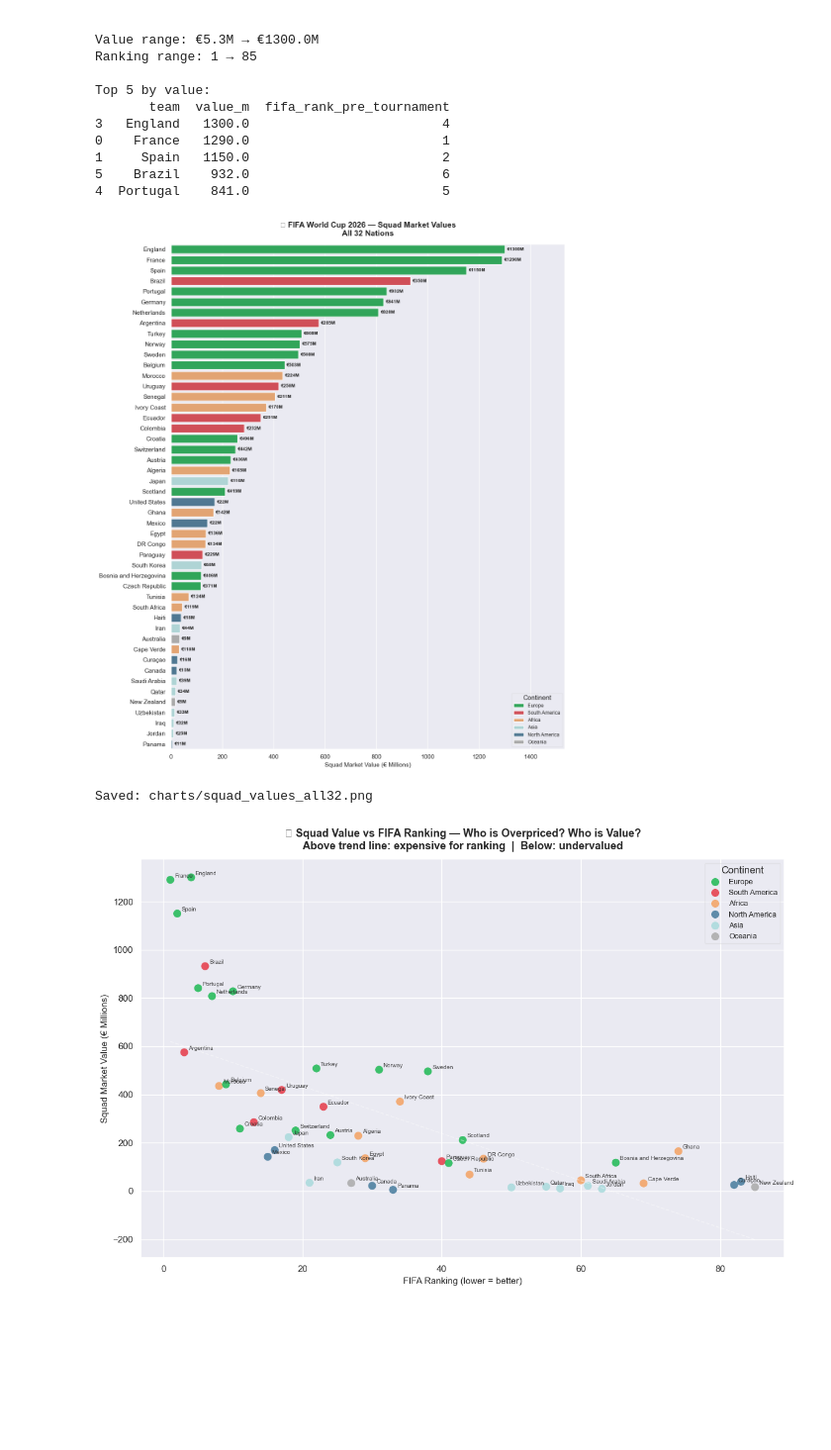
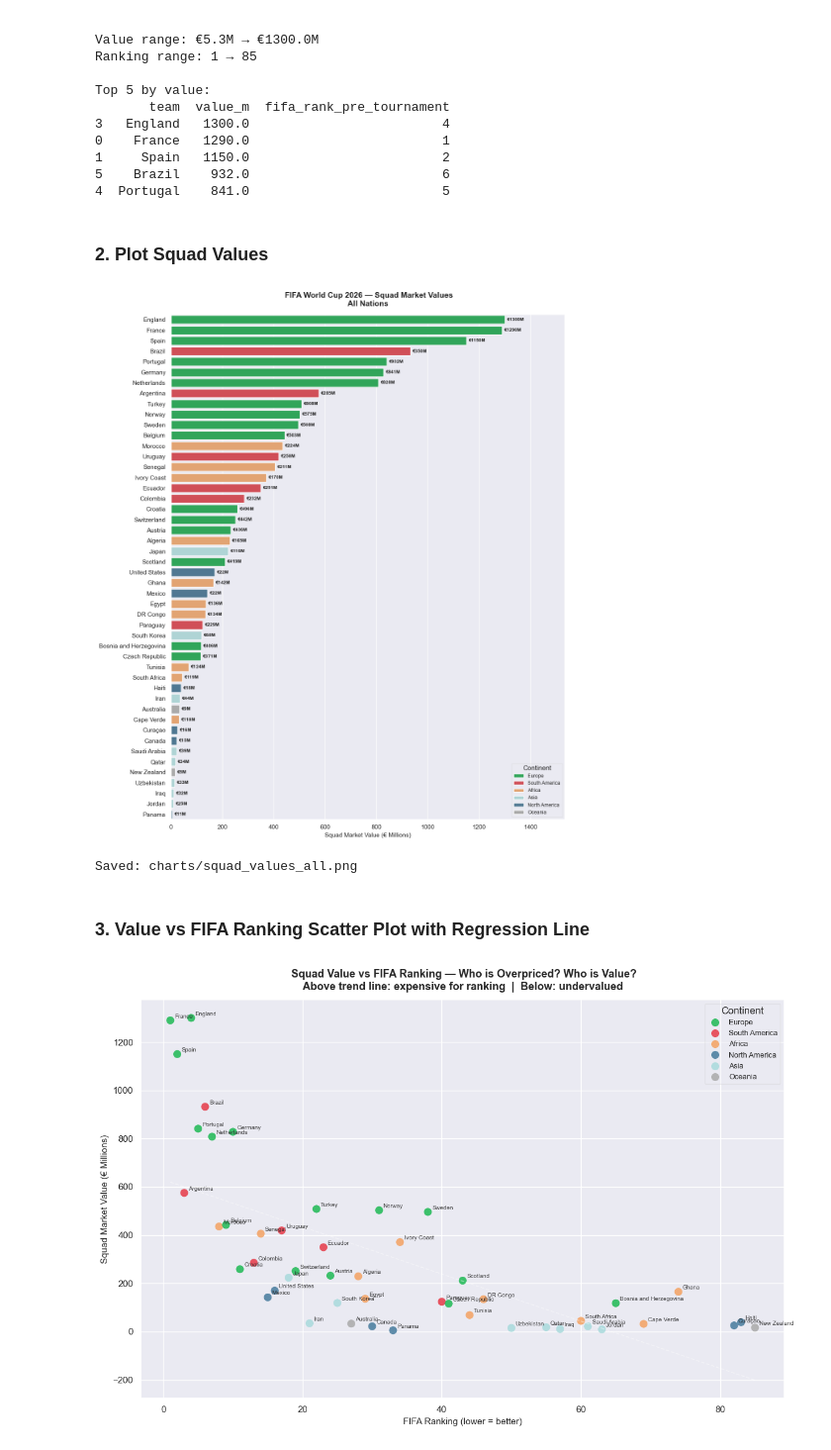
Before and after one commit to ojas996/fifa-world-cup-2026-analysis, a Jupyter notebook: analysis.ipynb, the cells around one changed output. Shown at 99% size. Cells and saved outputs as stored; diff of their text form; code cells hidden in the pictures; blank space fills up the shorter version.

```diff
--- a/analysis.ipynb
+++ b/analysis.ipynb
@@ -1136,9 +1156,9 @@ Top 5 by value:
 1     Spain   1150.0                         2
 5    Brazil    932.0                         6
 4  Portugal    841.0                         5
+# %% [markdown]
+### 2. Plot Squad Values
 # %%
-# ── CHART 1: SQUAD VALUES — ALL 32 NATIONS ───────────────────
-
 squads_sorted = squads.sort_values('value_m', ascending=False)
 
 continent_colors = {
@@ -1156,37 +1176,39 @@ sns.barplot(
     data=squads_sorted,
     y='team',
     x='value_m',
     hue='continent',
     palette=continent_colors,
     dodge=False,
     ax=ax
 )
 
-# Value labels
+
 for bar, (_, row) in zip(ax.patches, squads_sorted.iterrows()):
     ax.text(
         bar.get_width() + 8,
         bar.get_y() + bar.get_height() / 2,
         f'€{row["value_m"]:.0f}M',
         va='center',
         fontsize=8.5,
         fontweight='bold'
     )
 
 ax.set_xlabel('Squad Market Value (€ Millions)', fontsize=11)
 ax.set_ylabel('')
 ax.set_title(
-    '⚽ FIFA World Cup 2026 — Squad Market Values\nAll 32 Nations',
+    ' FIFA World Cup 2026 — Squad Market Values\nAll Nations',
     fontsize=14, fontweight='bold', pad=15
 )
 ax.set_xlim(0, squads_sorted['value_m'].max() * 1.18)
 ax.legend(title='Continent', fontsize=9, framealpha=0.3)
 
 plt.tight_layout()
-plt.savefig('charts/squad_values_all32.png', dpi=150, bbox_inches='tight')
+plt.savefig('charts/squad_values_all.png', dpi=150, bbox_inches='tight')
 plt.show()
-print("Saved: charts/squad_values_all32.png")
+print("Saved: charts/squad_values_all.png")
 # %% [output]
-[figure, old version]
+[figure, new version]
-Saved: charts/squad_values_all32.png
+Saved: charts/squad_values_all.png
+# %% [markdown]
+### 3. Value vs FIFA Ranking Scatter Plot with Regression Line
 # %%
```
Also changed, not shown: parts of 56 cells of this notebook, 12 other files.
